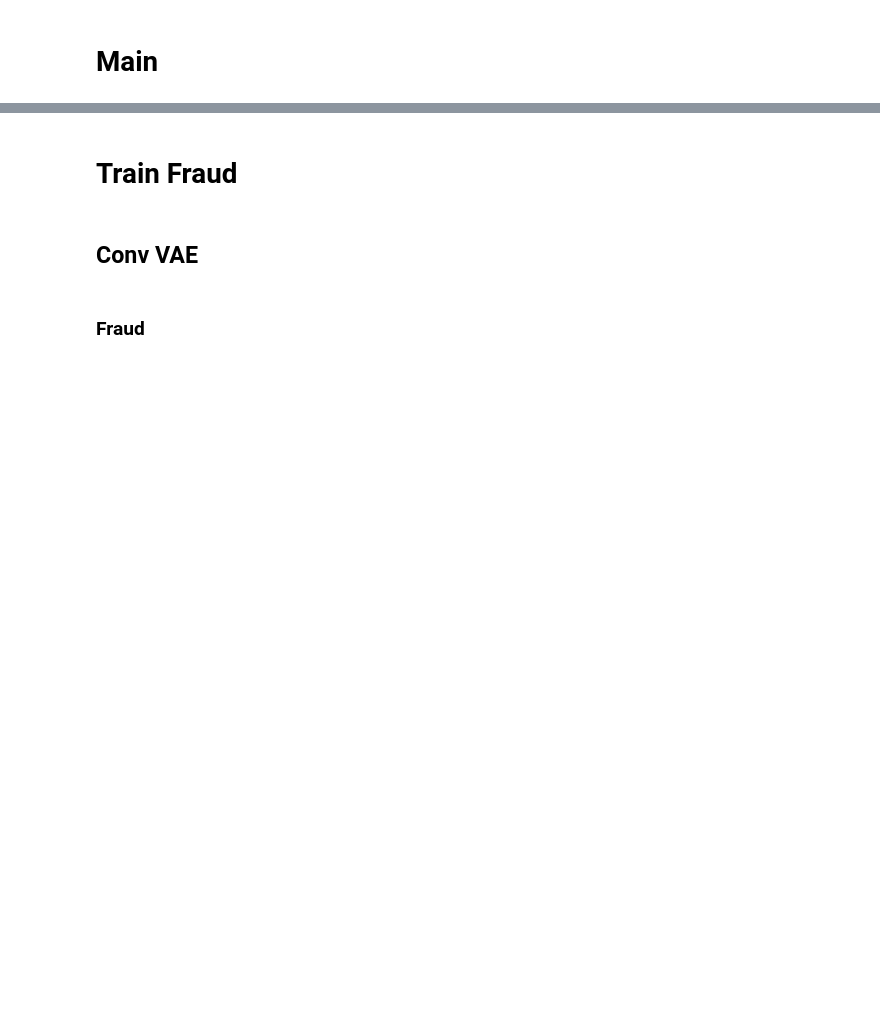
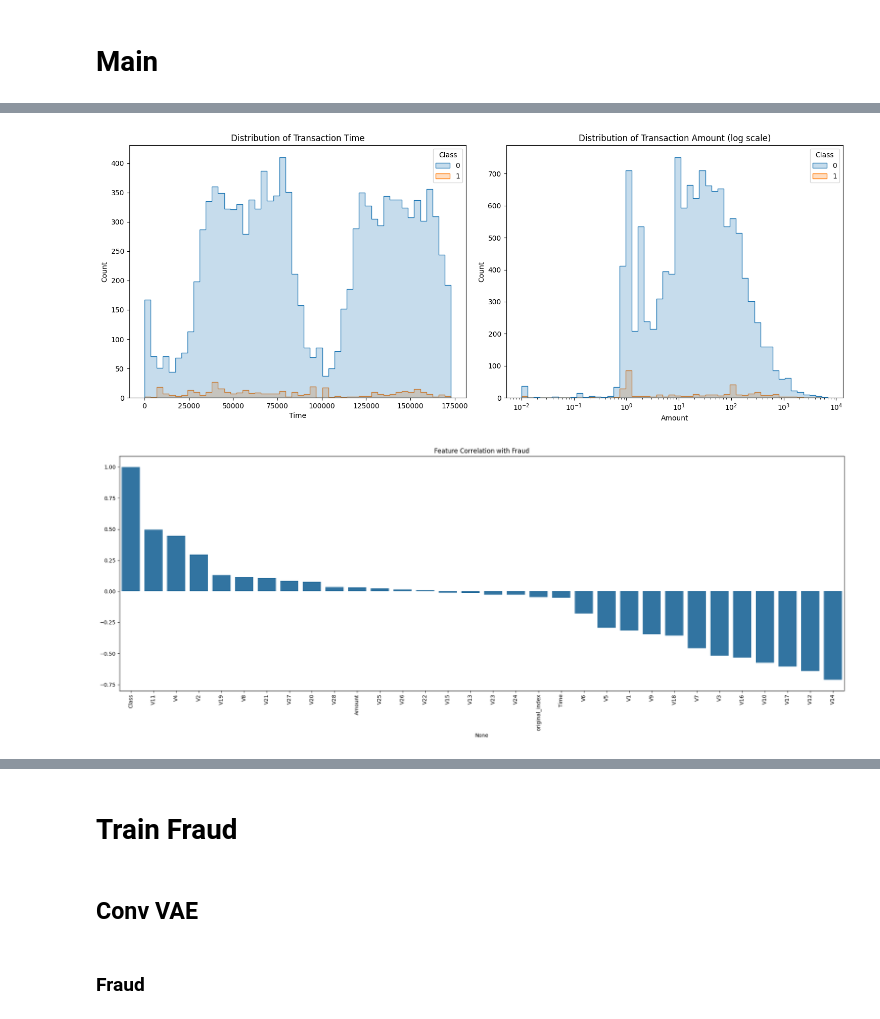
Before and after one commit to alexkstern/fraudml, a Jupyter notebook: amlf_proj/main.ipynb, the cells around one changed output, grey strips where cells are left out. Saved outputs shown, nothing was run; the diff lists cells and outputs as text; code cells hidden in the pictures; blank space fills up the shorter version.

```diff
--- a/amlf_proj/main.ipynb
+++ b/amlf_proj/main.ipynb
@@ -2,0 +5,78 @@
+# %%
+import pandas as pd
+import numpy as np
+import matplotlib.pyplot as plt
+import seaborn as sns
+from datasets import load_dataset
+from sklearn.model_selection import train_test_split
+
+# Load the dataset
+dataset = load_dataset("stanpony/european_credit_card_fraud_dataset")
+
+# Convert to pandas DataFrame for easier analysis
+train_df = pd.DataFrame(dataset['train'])
+valid_df = pd.DataFrame(dataset['validation'])
+test_df = pd.DataFrame(dataset.get('test', pd.DataFrame()))
+
+# Basic dataset information
+print(f"Train set shape: {train_df.shape}")
+print(f"Validation set shape: {valid_df.shape}")
+print(f"Test set shape: {test_df.shape if 'test' in dataset else 'No test set available'}")
+
+# Class distribution
+print("\nClass distribution (fraud vs normal):")
+print("Train set:")
+print(train_df['Class'].value_counts(normalize=True) * 100)
+print("\nValidation set:")
+print(valid_df['Class'].value_counts(normalize=True) * 100)
+
+# Count total number of samples in each class
+total_fraud = train_df[train_df['Class'] == 1].shape[0] + valid_df[valid_df['Class'] == 1].shape[0]
+total_normal = train_df[train_df['Class'] == 0].shape[0] + valid_df[valid_df['Class'] == 0].shape[0]
+print(f"\nTotal fraud transactions: {total_fraud}")
+print(f"Total normal transactions: {total_normal}")
+print(f"Fraud ratio: {total_fraud/(total_fraud+total_normal):.5f}")
+
+# Feature information
+feature_cols = [col for col in train_df.columns if col not in ['original_index', 'Class']]
+num_features = len(feature_cols)
+print(f"\nNumber of feature columns: {num_features}")
+
+# Distribution of 'Time' and 'Amount'
+plt.figure(figsize=(15, 6))
+plt.subplot(1, 2, 1)
+sns.histplot(data=train_df, x='Time', hue='Class', bins=50, element='step')
+plt.title('Distribution of Transaction Time')
+
+plt.subplot(1, 2, 2)
+sns.histplot(data=train_df, x='Amount', hue='Class', bins=50, element='step', log_scale=True)
+plt.title('Distribution of Transaction Amount (log scale)')
+plt.tight_layout()
+plt.show()
+
+# Feature correlation with fraud
+plt.figure(figsize=(20, 8))
+correlation = train_df.corr()['Class'].sort_values(ascending=False)
+sns.barplot(x=correlation.index, y=correlation.values)
+plt.xticks(rotation=90)
+plt.title('Feature Correlation with Fraud')
+plt.tight_layout()
+plt.show()
+
+# Memory requirements for different batch sizes
+batch_sizes = [8, 16, 32, 64, 128]
+for batch_size in batch_sizes:
+    # Approximate memory for a batch (assuming float32 precision)
+    batch_memory_MB = (batch_size * train_df.shape[1] * 4) / (1024 * 1024)
+    print(f"Approximate memory for batch size {batch_size}: {batch_memory_MB:.2f} MB")
+
+# Check feature ranges for normalization
+print("\nFeature ranges (min, max, mean, std):")
+for col in ['Time', 'Amount'] + [f'V{i}' for i in range(1, 29)]:
+    if col in train_df.columns:
+        min_val = train_df[col].min()
+        max_val = train_df[col].max()
+        mean_val = train_df[col].mean()
+        std_val = train_df[col].std()
+        print(f"{col}: min={min_val:.2f}, max={max_val:.2f}, mean={mean_val:.2f}, std={std_val:.2f}")
+# %% [output]
@@ -2,0 +103,2 @@
+[figure, added]
+[figure, added]
```
Also changed, not shown: parts of 6 cells of this notebook, 33 other files.
